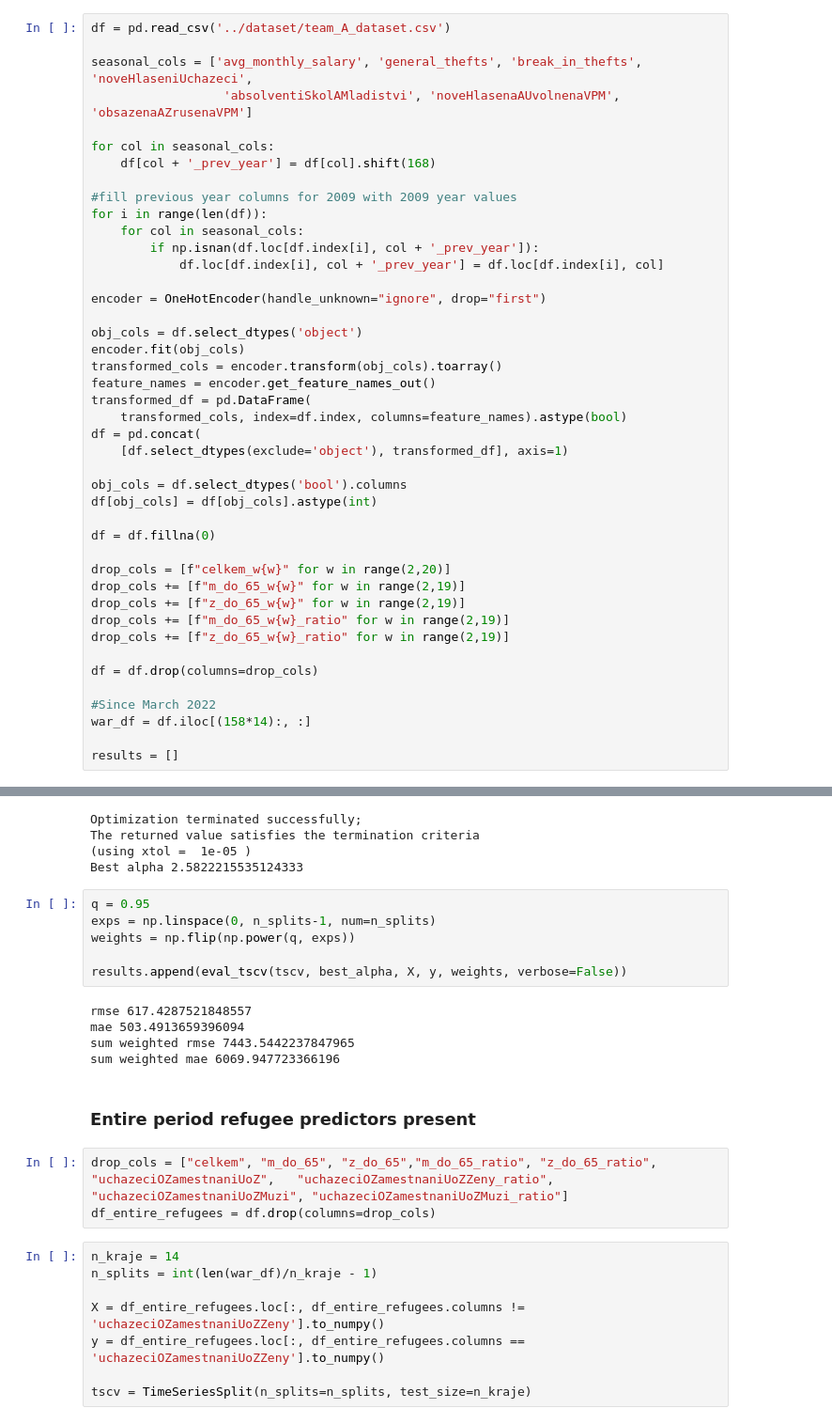
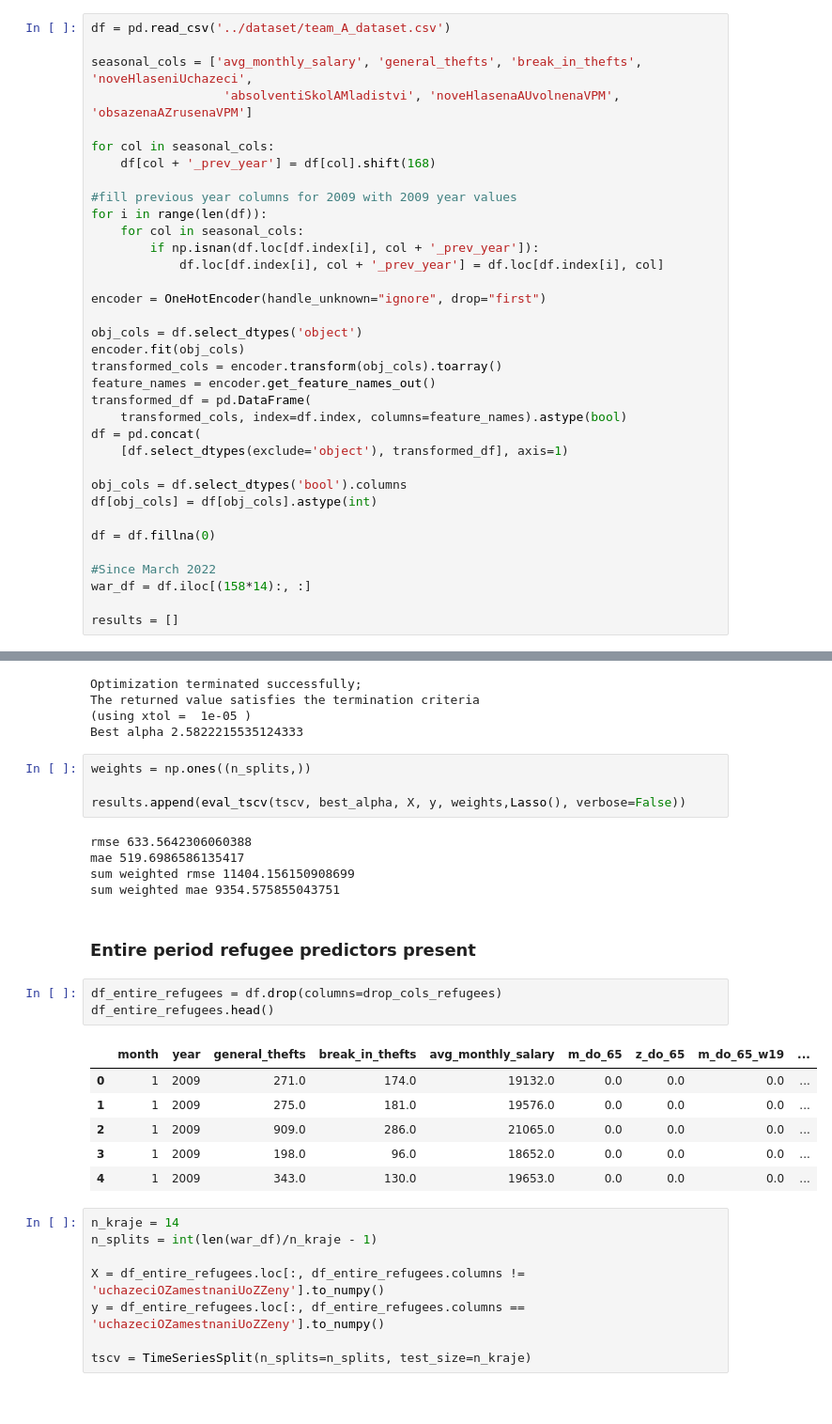
Before and after one commit to DianaKorladinova/SAN_Unemployment_Refugees, a Jupyter notebook: models/models.ipynb, the cells around one changed output, grey strips where cells are left out. Shown at 94% size. Saved outputs shown, nothing was run; the diff lists cells and outputs as text.

Commit message:
Removed exponential decay, added r2, unified predictors in Lasso

```diff
--- a/models/models.ipynb
+++ b/models/models.ipynb
@@ -46,14 +46,6 @@ df[obj_cols] = df[obj_cols].astype(int)
 
 df = df.fillna(0)
 
-drop_cols = [f"celkem_w{w}" for w in range(2,20)]
-drop_cols += [f"m_do_65_w{w}" for w in range(2,19)]
-drop_cols += [f"z_do_65_w{w}" for w in range(2,19)]
-drop_cols += [f"m_do_65_w{w}_ratio" for w in range(2,19)]
-drop_cols += [f"z_do_65_w{w}_ratio" for w in range(2,19)]
-
-df = df.drop(columns=drop_cols)
-
 #Since March 2022
 war_df = df.iloc[(158*14):, :]
 
@@ -202,21 +231,26 @@ The returned value satisfies the termination criteria
 (using xtol =  1e-05 )
 Best alpha 2.5822215535124333
 # %%
-q = 0.95
-exps = np.linspace(0, n_splits-1, num=n_splits)
-weights = np.flip(np.power(q, exps))
+weights = np.ones((n_splits,))
 
-results.append(eval_tscv(tscv, best_alpha, X, y, weights, verbose=False))
+results.append(eval_tscv(tscv, best_alpha, X, y, weights,Lasso(), verbose=False))
 # %% [output]
-rmse 617.4287521848557
-mae 503.4913659396094
-sum weighted rmse 7443.5442237847965
-sum weighted mae 6069.947723366196
+rmse 633.5642306060388
+mae 519.6986586135417
+sum weighted rmse 11404.156150908699
+sum weighted mae 9354.575855043751
 # %% [markdown]
 ### Entire period refugee predictors present
-# %%
-drop_cols = ["celkem", "m_do_65", "z_do_65","m_do_65_ratio", "z_do_65_ratio", "uchazeciOZamestnaniUoZ",	"uchazeciOZamestnaniUoZZeny_ratio", "uchazeciOZamestnaniUoZMuzi", "uchazeciOZamestnaniUoZMuzi_ratio"]
-df_entire_refugees = df.drop(columns=drop_cols)
+# %%
+df_entire_refugees = df.drop(columns=drop_cols_refugees)
+df_entire_refugees.head()
+# %% [output]
+|  | month | year | general_thefts | break_in_thefts | avg_monthly_salary | m_do_65 | z_do_65 | m_do_65_w19 | ... |
+| 0 | 1 | 2009 | 271.0 | 174.0 | 19132.0 | 0.0 | 0.0 | 0.0 | ... |
+| 1 | 1 | 2009 | 275.0 | 181.0 | 19576.0 | 0.0 | 0.0 | 0.0 | ... |
+| 2 | 1 | 2009 | 909.0 | 286.0 | 21065.0 | 0.0 | 0.0 | 0.0 | ... |
+| 3 | 1 | 2009 | 198.0 | 96.0 | 18652.0 | 0.0 | 0.0 | 0.0 | ... |
+| 4 | 1 | 2009 | 343.0 | 130.0 | 19653.0 | 0.0 | 0.0 | 0.0 | ... |
 # %%
 n_kraje = 14
 n_splits = int(len(war_df)/n_kraje - 1)
```
Also changed, not shown: parts of 26 cells of this notebook.
